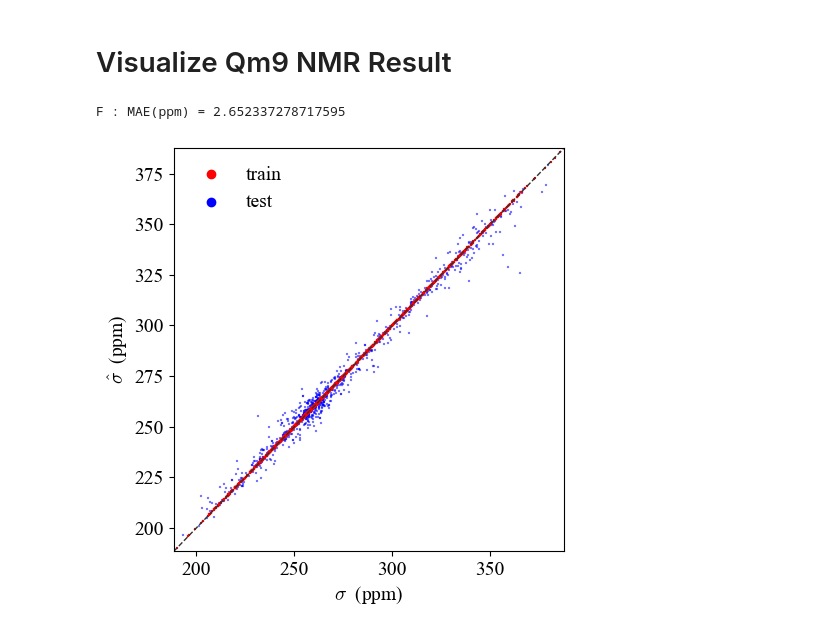
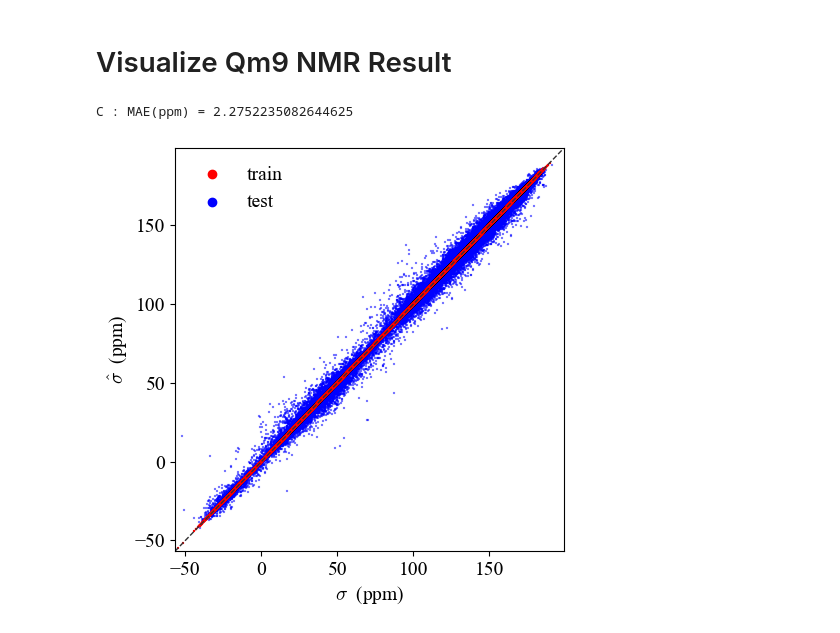
Before and after one commit to TShiotaSS/gnn-tl, a Jupyter notebook: result/NMR/Visualize_result_qm9.ipynb, the cells around one changed output. Drawn from its saved outputs; the diff is of its cells as text; code cells hidden in the pictures.

```diff
--- a/result/NMR/Visualize_result_qm9.ipynb
+++ b/result/NMR/Visualize_result_qm9.ipynb
@@ -13,9 +14,13 @@ os.makedirs("fig" ,exist_ok=True)
 # %%
 # H, C, N, O, F
-element = "F"
+element = "C"
 
-train_result_csv_path = f"/workspace/result/NMR/{element}/{element}_prediction_train_result_qm9.csv"
-test_result_csv_path = f"/workspace/result/NMR/{element}/{element}_prediction_test_result_qm9.csv"
+train_result_csv_path = (
+    f"/workspace/result/NMR/{element}/{element}_prediction_train_result_qm9.csv"
+)
+test_result_csv_path = (
+    f"/workspace/result/NMR/{element}/{element}_prediction_test_result_qm9.csv"
+)
 
 # train_result_csv_path = f"/workspace/result/NMR/{element}/{element}_prediction_train_result_qm9.csv"
 # test_result_csv_path = f"/workspace/result/NMR/{element}/{element}_prediction_test_result_test_40drugs.csv"
@@ -25,46 +30,64 @@ df_train_element = pd.read_csv(train_result_csv_path)
 df_test_element = pd.read_csv(test_result_csv_path)
 
 y_predict_test = df_test_element["nmr_shift_prediction"]
 y_actual_test = df_test_element["nmr_shift"]
 y_predict_train = df_train_element["nmr_shift_prediction"]
 y_actual_train = df_train_element["nmr_shift"]
 
 plt.rcParams["font.size"] = 14
 plt.rcParams["figure.figsize"] = (5, 5)
-plt.rcParams['font.family'] = 'Times New Roman'
-plt.rcParams['mathtext.fontset'] = 'cm'
+plt.rcParams["font.family"] = "Times New Roman"
+plt.rcParams["mathtext.fontset"] = "cm"
 
 range_min = y_actual_test.min() - 5
 range_max = y_actual_test.max() + 8
 
 ms = 2
 alpha = 0.5
-x = np.arange(range_min-20,range_max+20,  0.001)
+x = np.arange(range_min - 20, range_max + 20, 0.001)
 y = x
-plt.plot(x,y,c="#333132", ls = 'dashed', lw = 1)
+plt.plot(x, y, c="#333132", ls="dashed", lw=1)
 
 # calc mae (ppm)
-mae_score = statistics.mean(list(abs(df_test_element["nmr_shift"] - df_test_element["nmr_shift_prediction"])))
+mae_score = statistics.mean(
+    list(abs(df_test_element["nmr_shift"] - df_test_element["nmr_shift_prediction"]))
+)
 print(f"{element} : MAE(ppm) = {mae_score}")
 
 # print(f"{element} : MAE(ppm) = { mean_absolute_error(df_test_element['nmr_shift'], df_test_element['nmr_shift_prediction']) }")
 
-plt.scatter(y_actual_test, y_predict_test,marker="s",linewidths=0.1,s=ms,alpha=alpha,color = "blue")
-plt.scatter(y_actual_train, y_predict_train,marker="s",linewidths=0.1,s=ms,alpha=1,color = "red")
+plt.scatter(
+    y_actual_test,
+    y_predict_test,
+    marker="s",
+    linewidths=0.1,
+    s=ms,
+    alpha=alpha,
+    color="blue",
+)
+plt.scatter(
+    y_actual_train,
+    y_predict_train,
+    marker="s",
+    linewidths=0.1,
+    s=ms,
+    alpha=1,
+    color="red",
+)
 
-plt.xlim(range_min,range_max)
-plt.ylim(range_min,range_max)
+plt.xlim(range_min, range_max)
+plt.ylim(range_min, range_max)
 
 # For legend
-plt.scatter(999, 999, c="red",label = "train")
-plt.scatter(999, 999, c="blue",label = "test")
+plt.scatter(999, 999, c="red", label="train")
+plt.scatter(999, 999, c="blue", label="test")
 
-plt.ylabel('$\hat{\sigma}\;$ (ppm)')
+plt.ylabel("$\hat{\sigma}\;$ (ppm)")
 plt.grid(False)
-plt.xlabel('$\sigma\;$ (ppm)')
+plt.xlabel("$\sigma\;$ (ppm)")
 plt.legend(frameon=False)
 plt.tight_layout()
-plt.savefig(f"./fig/{element}_train_test_result", dpi = 300)
+plt.savefig(f"./fig/{element}_train_test_result", dpi=300)
 # %% [output]
-F : MAE(ppm) = 2.652337278717595
+C : MAE(ppm) = 2.2752235082644625
-[figure, old version]
+[figure, new version]
```
Also changed, not shown: parts of 3 cells of this notebook, 8 other files.
